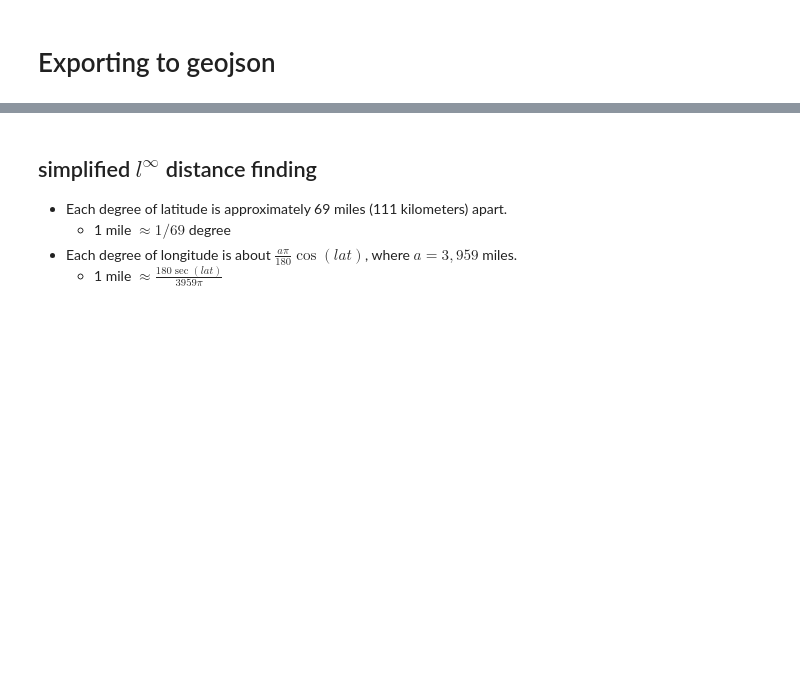
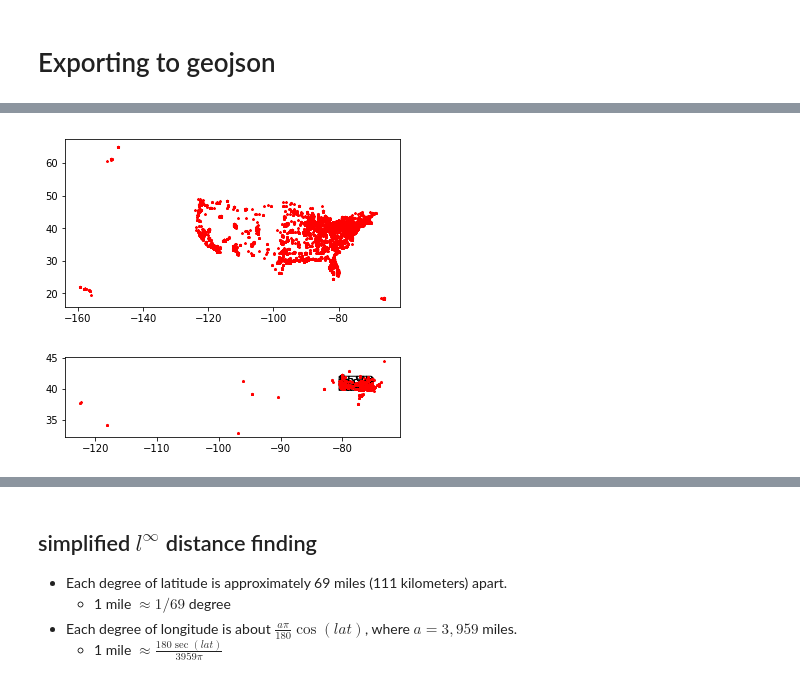
Before and after one commit to phrig/cheapest_seats_analysis, a Jupyter notebook: Geopandas experiment.ipynb, the cells around one changed output, grey strips where cells are left out. Saved outputs shown, nothing was run; the diff lists cells and outputs as text; code cells hidden in the pictures; blank space fills up the shorter version.

```diff
--- a/Geopandas experiment.ipynb
+++ b/Geopandas experiment.ipynb
@@ -75,0 +99,8 @@ gdf.plot(ax=base, marker='*', color='red', markersize=5);
+# %%
+plot(geo_contrib, pa_counties);
+# %% [output]
+[figure, added]
+# %%
+plot(geo_filer, pa_counties);
+# %% [output]
+[figure, added]
```
Also changed, not shown: parts of 14 cells of this notebook, 1 other file.
